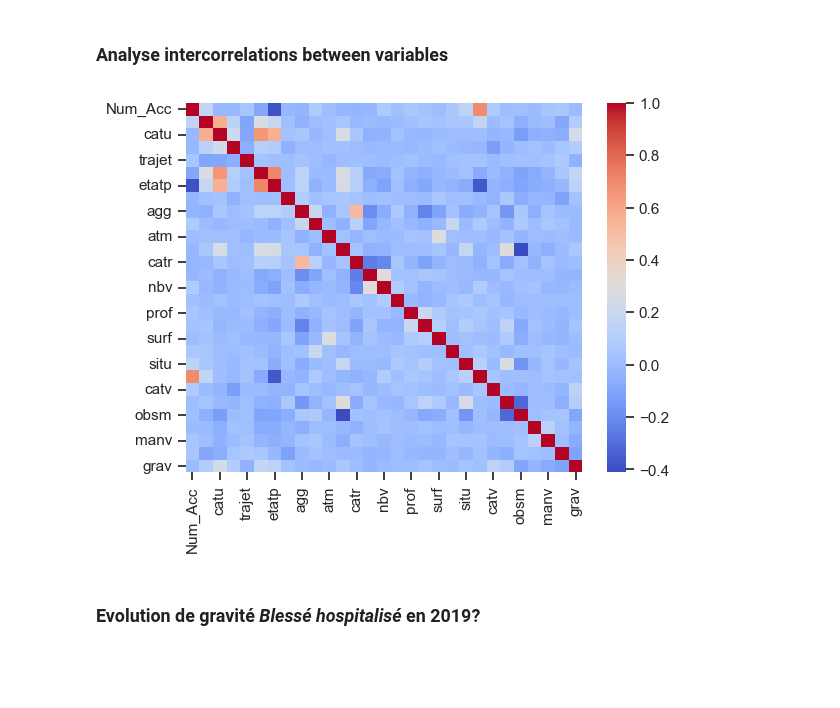
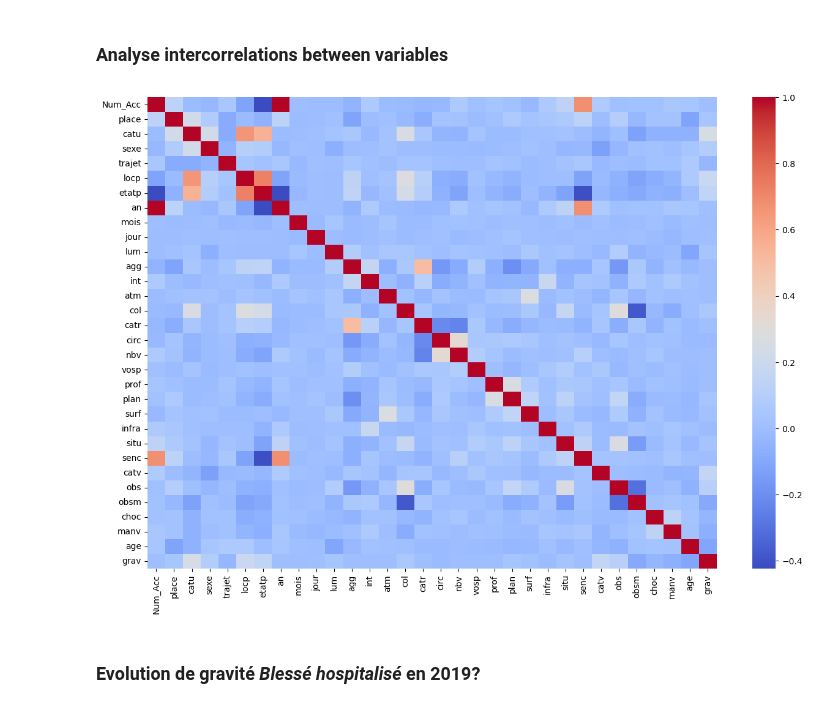
Before and after one commit to nicolascarayon/projet-accidents-routiers, a Jupyter notebook: nico_load_data_in_df.ipynb, the cells around one changed output. Saved outputs shown, nothing was run; the diff lists cells and outputs as text; code cells hidden in the pictures; blank space fills up the shorter version.

```diff
--- a/nico_load_data_in_df.ipynb
+++ b/nico_load_data_in_df.ipynb
@@ -126,0 +89,2 @@ sns.histplot(data=df_all, x="age", bins=30);
+# %%
+df = pt.create_col_age(df)
@@ -129,2 +121,4 @@ sns.histplot(data=df_all, x="age", bins=30);
 # %%
-df_all = pt.create_col_date(df_all)
+df = pt.create_col_date(df)
+df = pt.create_col_joursem(df)
+df = pt.create_col_grav_lbl(df)
@@ -163,3 +142,5 @@ sns.histplot(data=df_tmp, x="joursem");
+# %%
+df = df.drop(columns=['an_nais'], axis=1)
 # %% [markdown]
 ### hrmn
 # %%
@@ -279,19 +198,0 @@ Name: manv, dtype: Float64
-# %%
-# nb de lignes et colonnes de chaque DataFrame
-
-dic = {'caract' : dic_caract, 'lieux' : dic_lieux, 'usagers': dic_usagers, 'vehic' : dic_vehic}
-
-for key in dic.keys() :
-    print(f"\n{key} : \n")
-    nb_lin = []
-    nb_col = []
-
-    for year in range(start_year, end_year+1):
-        dic_data = dic[key]
-        df = dic_data[year]
-        nb_lin.append(df.shape[0])
-        nb_col.append(df.shape[1])
-        print(f'{key} {year} : {df.shape[1]} colonnes x {df.shape[0]} lignes')
-
-    print(f"\nnombre de lignes min : {min(nb_lin)}")
-    print(f"nombre de lignes max : {max(nb_lin)}")
@@ -316,18 +199,19 @@ nombre de lignes max : 149764
 # %% [markdown]
 ### Analyse intercorrelations between variables
 # %%
-target = df_all['grav']
-data = df_all.drop(columns=['grav'], axis=1)
-# set 'grav' as last column of data
-data['grav'] = target
+if True:
+    target = df['grav']
+    data = df.drop(columns=['grav'], axis=1)
+    # set 'grav' as last column of data
+    data['grav'] = target
 
-data_sample = data.sample(10000)
-corr = data_sample.corr()
+    data_sample = data.sample(10000)
+    corr = data_sample.corr()
 
-sns.heatmap(corr, annot=False, cmap='coolwarm');
-# sns.clustermap(corr, annot=False, cmap='coolwarm');
+    plt.figure(figsize=(15, 10))
+    sns.heatmap(corr, annot=False, cmap='coolwarm');
 # %% [output]
-[figure, old version]
+[figure, new version]
 # %% [markdown]
 ### Evolution de gravité *Blessé hospitalisé* en 2019?
 # %%
```
Also changed, not shown: parts of 45 cells of this notebook, 1 other file.
